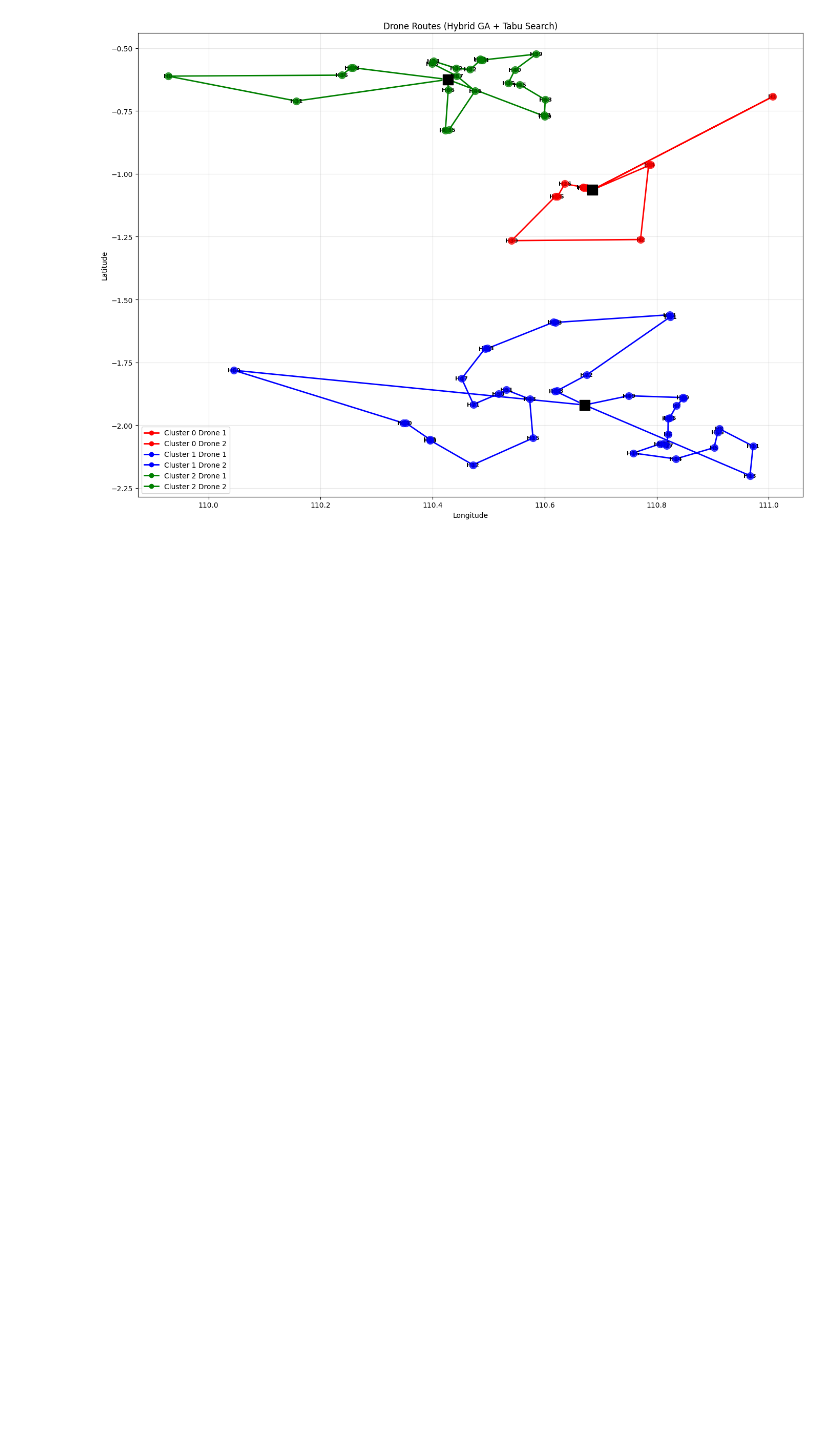
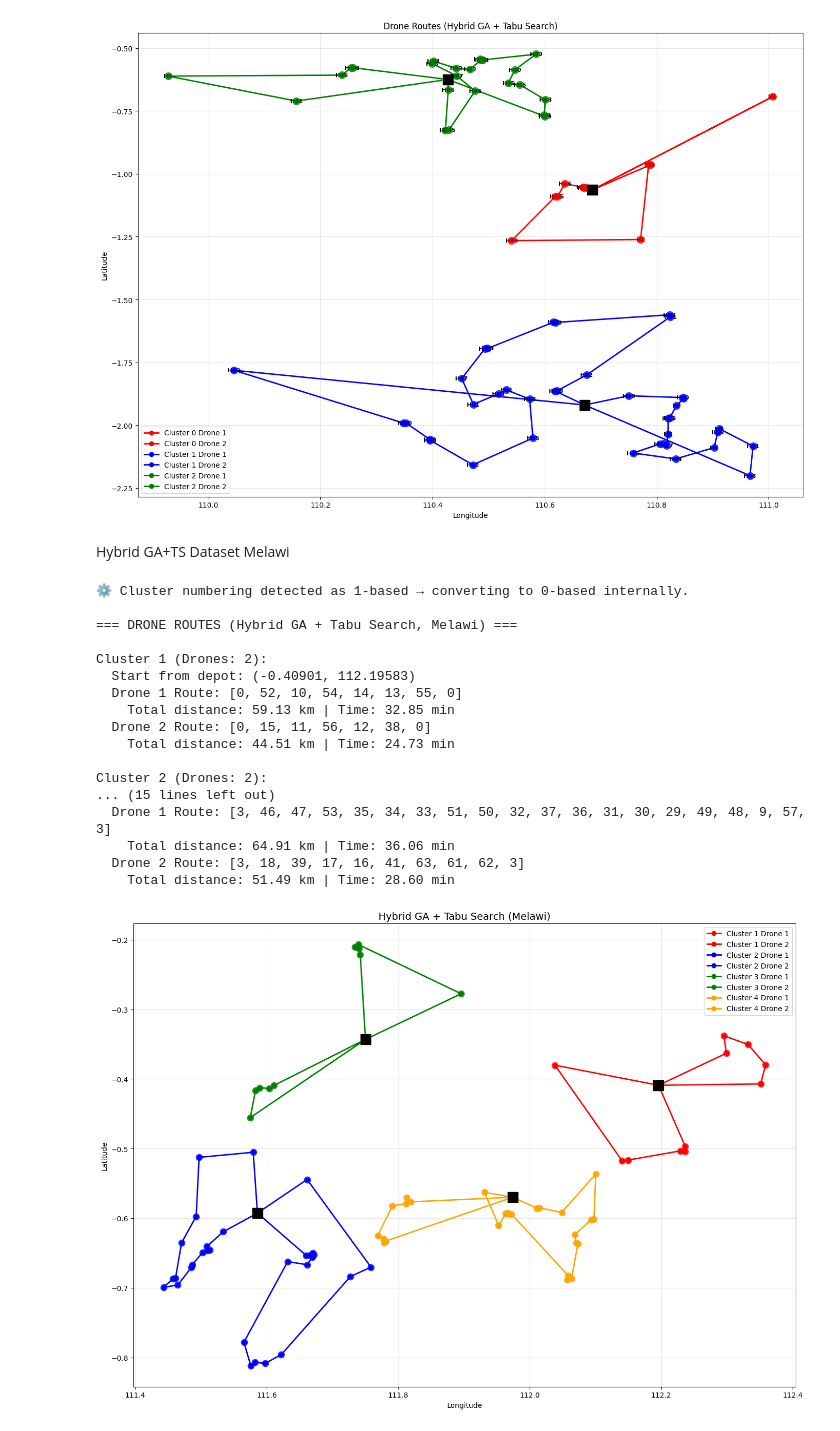
Before and after one commit to koiiiko/softcomp, a Jupyter notebook: hybrid_ga_ts.ipynb, the cells around one changed output. Cells and saved outputs as stored; diff of their text form; code cells hidden in the pictures; blank space fills up the shorter version.

Commit message:
add mapping visualization and add optimization using other dataset(melawi)

```diff
--- a/hybrid_ga_ts.ipynb
+++ b/hybrid_ga_ts.ipynb
@@ -652,3 +652,45 @@ Cluster 2, Drone 2, Route: [2, 44, 46, 47, 42, 43, 45, 35, 37, 36, 70, 69, 67, 6
   Drone 2 Route: [2, 69, 67, 68, 49, 70, 36, 37, 35, 45, 46, 44, 47, 42, 43, 38, 48, 71, 73, 72, 2]
     Total distance: 139.66 km | Est. time: 77.59 min
 [figure]
+# %% [markdown]
+Hybrid GA+TS Dataset Melawi
+# %%
+from ga_ts import *
+road_points = {
+    0: (-0.409011175, 112.1958254),
+    1: (-0.592699463, 111.5859392),
+    2: (-0.343085986, 111.7502586),
+    3: (-0.569912205, 111.9740824)
+}
+
+n_drones = {0: 2, 1: 2, 2: 2, 3: 2}
+
+hybrid_ts_melawi = ClusterBasedDroneRoutingHybridTabuMelawi(
+    csv_file="hotspot_clustered.csv",
+    road_points=road_points,
+    n_drones=n_drones,
+)
+
+routes_hybrid = hybrid_ts_melawi.optimize_all_clusters()
+
+hybrid_ts_melawi.print_cluster_routes(routes_hybrid)
+hybrid_ts_melawi.visualize_cluster_routes(routes_hybrid)
+# %% [output]
+⚙️ Cluster numbering detected as 1-based → converting to 0-based internally.
+
+=== DRONE ROUTES (Hybrid GA + Tabu Search, Melawi) ===
+
+Cluster 1 (Drones: 2):
+  Start from depot: (-0.40901, 112.19583)
+  Drone 1 Route: [0, 52, 10, 54, 14, 13, 55, 0]
+    Total distance: 59.13 km | Time: 32.85 min
+  Drone 2 Route: [0, 15, 11, 56, 12, 38, 0]
+    Total distance: 44.51 km | Time: 24.73 min
+
+Cluster 2 (Drones: 2):
+... (15 lines left out)
+  Drone 1 Route: [3, 46, 47, 53, 35, 34, 33, 51, 50, 32, 37, 36, 31, 30, 29, 49, 48, 9, 57, 3]
+    Total distance: 64.91 km | Time: 36.06 min
+  Drone 2 Route: [3, 18, 39, 17, 16, 41, 63, 61, 62, 3]
+    Total distance: 51.49 km | Time: 28.60 min
+[figure, added]
```
Also changed, not shown: parts of 5 cells of this notebook, 10 other files.
